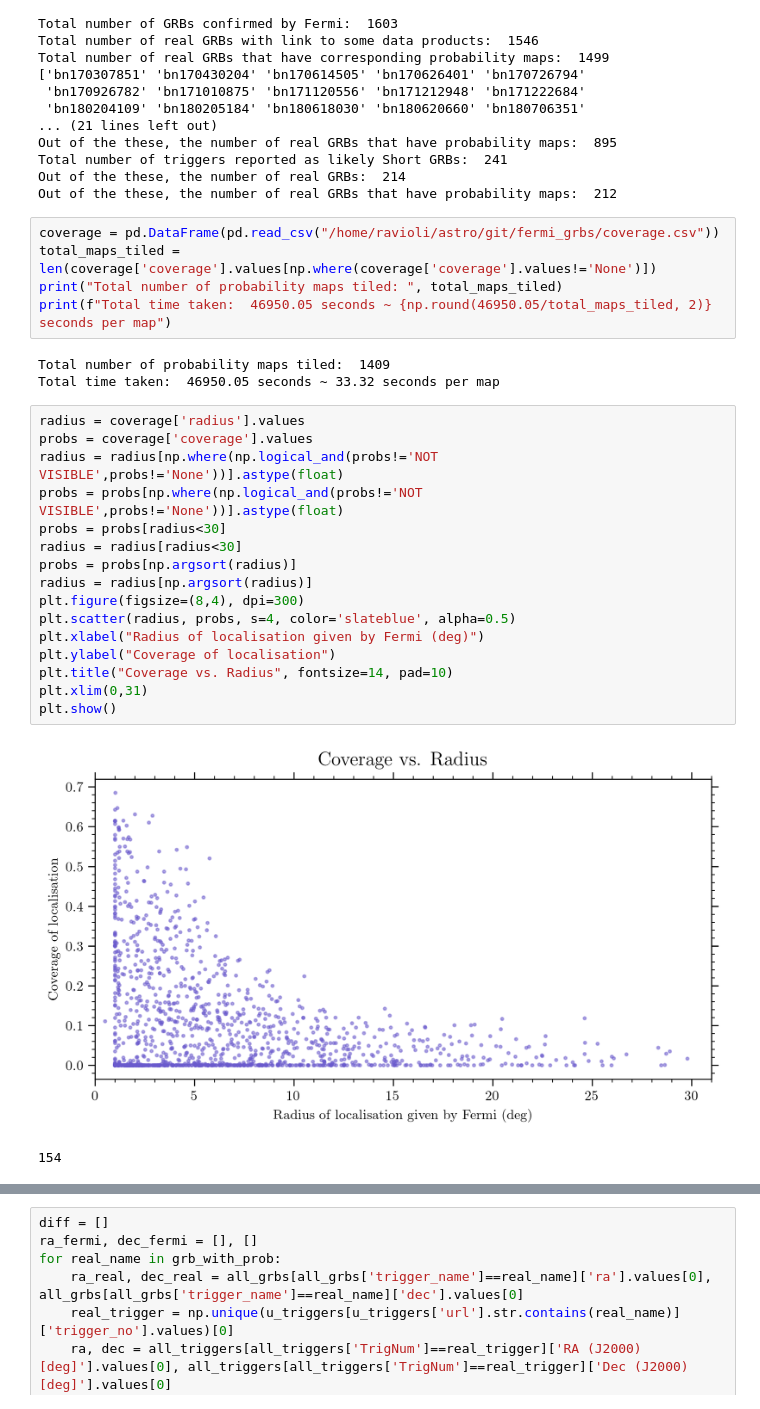
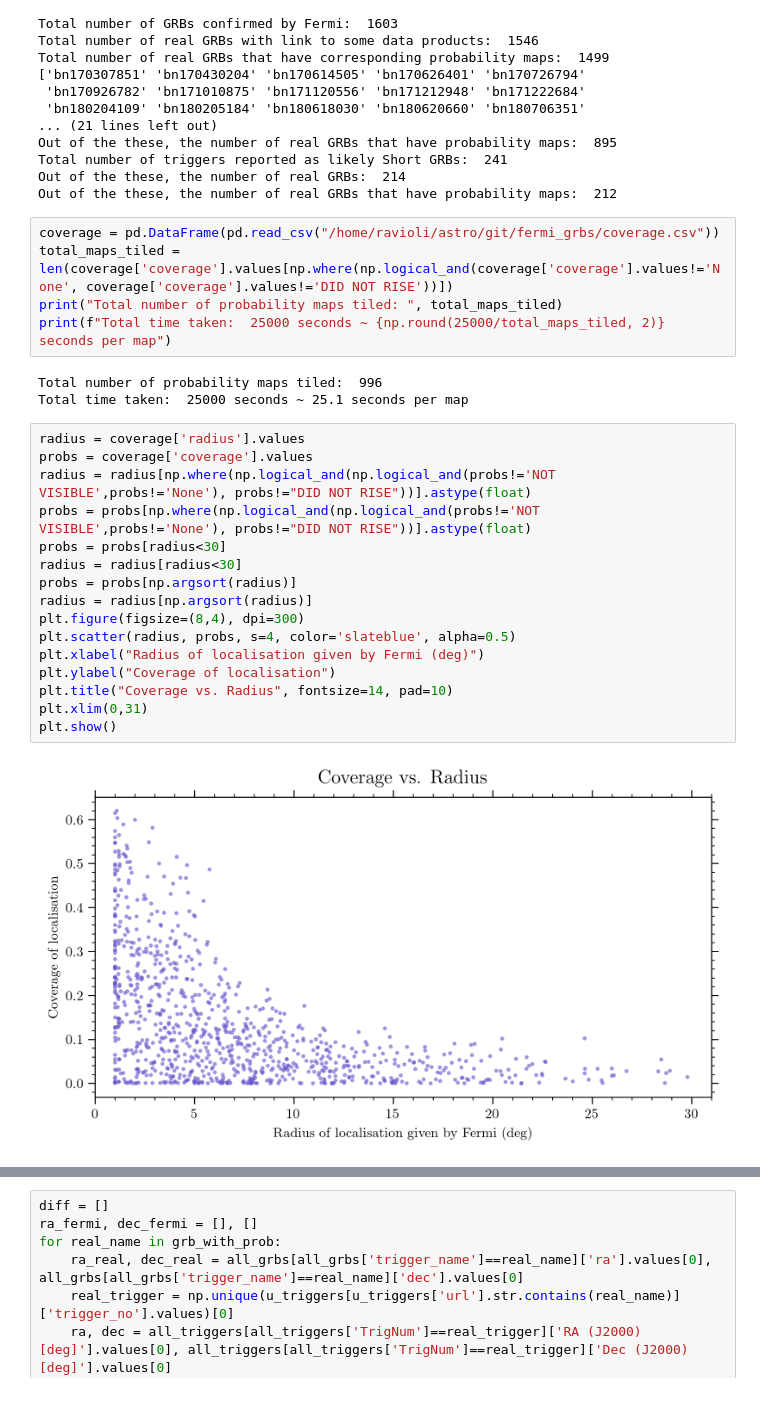
Before and after one commit to ravioli1369/fermi_grbs, a Jupyter notebook: stats.ipynb, the cells around one changed output, grey strips where cells are left out. Drawn from its saved outputs; the diff is of its cells as text.

Commit message:
plotted stuff for correct coverage.csv

```diff
--- a/stats.ipynb
+++ b/stats.ipynb
@@ -89,31 +89,30 @@ Out of the these, the number of real GRBs:  214
 Out of the these, the number of real GRBs that have probability maps:  212
 # %%
 coverage = pd.DataFrame(pd.read_csv("/home/ravioli/astro/git/fermi_grbs/coverage.csv"))
-total_maps_tiled = len(coverage['coverage'].values[np.where(coverage['coverage'].values!='None')])
+total_maps_tiled = len(coverage['coverage'].values[np.where(np.logical_and(coverage['coverage'].values!='None', coverage['coverage'].values!='DID NOT RISE'))])
 print("Total number of probability maps tiled: ", total_maps_tiled)
-print(f"Total time taken:  46950.05 seconds ~ {np.round(46950.05/total_maps_tiled, 2)} seconds per map")
+print(f"Total time taken:  25000 seconds ~ {np.round(25000/total_maps_tiled, 2)} seconds per map")
 # %% [output]
-Total number of probability maps tiled:  1409
-Total time taken:  46950.05 seconds ~ 33.32 seconds per map
+Total number of probability maps tiled:  996
+Total time taken:  25000 seconds ~ 25.1 seconds per map
 # %%
 radius = coverage['radius'].values
 probs = coverage['coverage'].values
-radius = radius[np.where(np.logical_and(probs!='NOT VISIBLE',probs!='None'))].astype(float)
-probs = probs[np.where(np.logical_and(probs!='NOT VISIBLE',probs!='None'))].astype(float)
+radius = radius[np.where(np.logical_and(np.logical_and(probs!='NOT VISIBLE',probs!='None'), probs!="DID NOT RISE"))].astype(float)
+probs = probs[np.where(np.logical_and(np.logical_and(probs!='NOT VISIBLE',probs!='None'), probs!="DID NOT RISE"))].astype(float)
 probs = probs[radius<30]
 radius = radius[radius<30]
 probs = probs[np.argsort(radius)]
 radius = radius[np.argsort(radius)]
 plt.figure(figsize=(8,4), dpi=300)
 plt.scatter(radius, probs, s=4, color='slateblue', alpha=0.5)
 plt.xlabel("Radius of localisation given by Fermi (deg)")
 plt.ylabel("Coverage of localisation")
 plt.title("Coverage vs. Radius", fontsize=14, pad=10)
 plt.xlim(0,31)
 plt.show()
 # %% [output]
-[figure, old version]
+[figure, new version]
-154
 # %%
 print("High probab:", np.sum(probs > 0.3))
 print("Small radius: ", np.sum(radius < 6))
```
Also changed, not shown: parts of 3 cells of this notebook.
